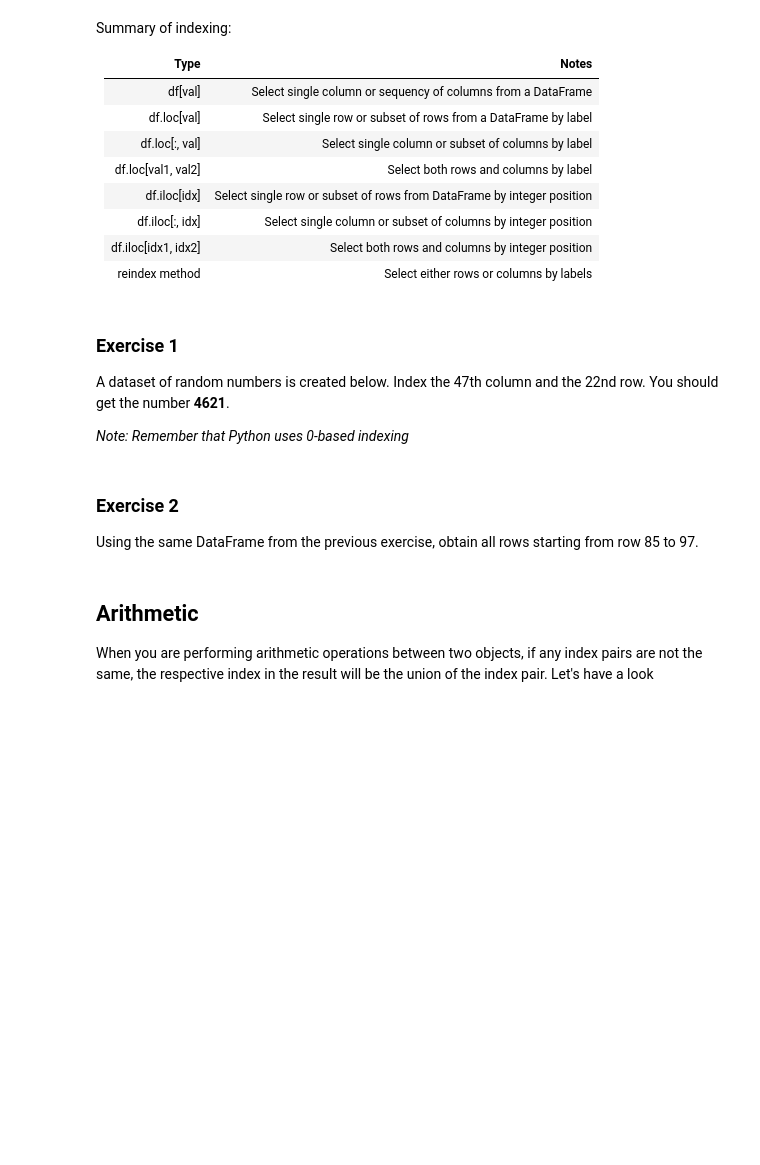
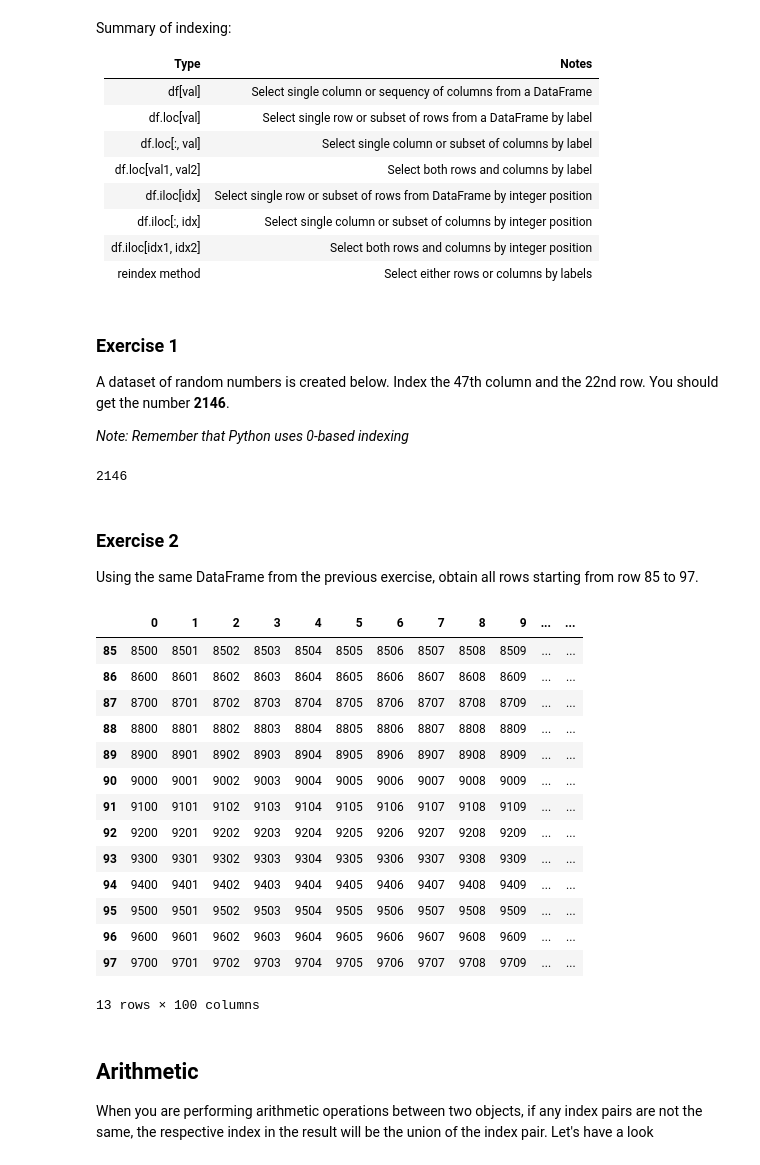
Before and after one commit to beverlytan/python-intro, a Jupyter notebook: info-svcs/python-data-5-pandas.ipynb, the cells around one changed output. Cells and saved outputs as stored; diff of their text form; code cells hidden in the pictures; blank space fills up the shorter version.

```diff
--- a/info-svcs/python-data-5-pandas.ipynb
+++ b/info-svcs/python-data-5-pandas.ipynb
@@ -256,14 +470,37 @@ Summary of indexing:
 | reindex method         | Select either rows or columns by labels |
 # %% [markdown]
 ### Exercise 1
-A dataset of random numbers is created below. Index the 47th column and the 22nd row. You should get the number **4621**.
+A dataset of random numbers is created below. Index the 47th column and the 22nd row. You should get the number **2146**.
 
 *Note: Remember that Python uses 0-based indexing*
 # %%
 df = pd.DataFrame(np.reshape(np.arange(10000), (100,100)))
+df.iloc[21, 46]
+
+# FIRST INDEX REFERS TO THE ROW!
+# %% [output]
+2146
 # %% [markdown]
 ### Exercise 2
 Using the same DataFrame from the previous exercise, obtain all rows starting from row 85 to 97.
+# %%
+df.iloc[85:98]
+# %% [output]
+|  | 0 | 1 | 2 | 3 | 4 | 5 | 6 | 7 | 8 | 9 | ... | ... |
+| 85 | 8500 | 8501 | 8502 | 8503 | 8504 | 8505 | 8506 | 8507 | 8508 | 8509 | ... | ... |
+| 86 | 8600 | 8601 | 8602 | 8603 | 8604 | 8605 | 8606 | 8607 | 8608 | 8609 | ... | ... |
+| 87 | 8700 | 8701 | 8702 | 8703 | 8704 | 8705 | 8706 | 8707 | 8708 | 8709 | ... | ... |
+| 88 | 8800 | 8801 | 8802 | 8803 | 8804 | 8805 | 8806 | 8807 | 8808 | 8809 | ... | ... |
+| 89 | 8900 | 8901 | 8902 | 8903 | 8904 | 8905 | 8906 | 8907 | 8908 | 8909 | ... | ... |
+| 90 | 9000 | 9001 | 9002 | 9003 | 9004 | 9005 | 9006 | 9007 | 9008 | 9009 | ... | ... |
+| 91 | 9100 | 9101 | 9102 | 9103 | 9104 | 9105 | 9106 | 9107 | 9108 | 9109 | ... | ... |
+| 92 | 9200 | 9201 | 9202 | 9203 | 9204 | 9205 | 9206 | 9207 | 9208 | 9209 | ... | ... |
+| 93 | 9300 | 9301 | 9302 | 9303 | 9304 | 9305 | 9306 | 9307 | 9308 | 9309 | ... | ... |
+| 94 | 9400 | 9401 | 9402 | 9403 | 9404 | 9405 | 9406 | 9407 | 9408 | 9409 | ... | ... |
+| 95 | 9500 | 9501 | 9502 | 9503 | 9504 | 9505 | 9506 | 9507 | 9508 | 9509 | ... | ... |
+| 96 | 9600 | 9601 | 9602 | 9603 | 9604 | 9605 | 9606 | 9607 | 9608 | 9609 | ... | ... |
+| 97 | 9700 | 9701 | 9702 | 9703 | 9704 | 9705 | 9706 | 9707 | 9708 | 9709 | ... | ... |
+13 rows × 100 columns
 # %% [markdown]
 ## Arithmetic <a name="arithmetic"></a>
 When you are performing arithmetic operations between two objects, if any index pairs are not the same, the respective index in the result will be the union of the index pair. Let's have a look
```
Also changed, not shown: parts of 95 cells of this notebook.
